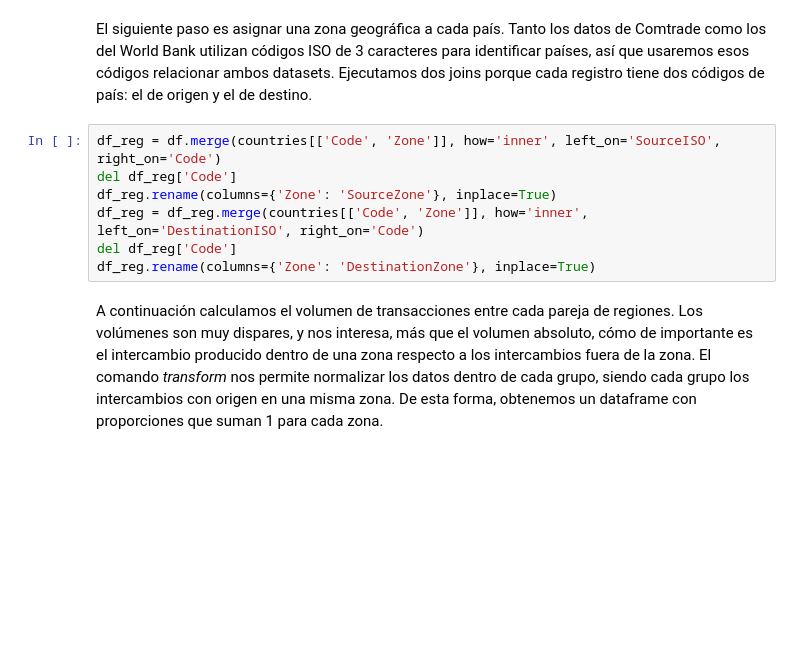
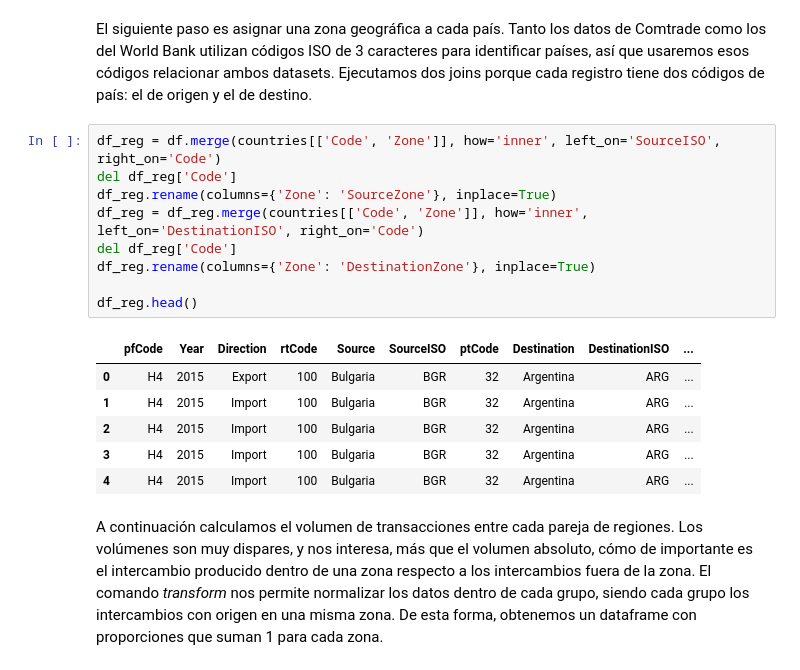
Before and after one commit to srayuso/dsuah-comtrade, a Jupyter notebook: Python-PEC1.ipynb, the cells around one changed output. Drawn from its saved outputs; the diff is of its cells as text; blank space fills up the shorter version.

```diff
--- a/Python-PEC1.ipynb
+++ b/Python-PEC1.ipynb
@@ -508,10 +586,19 @@ El siguiente paso es asignar una zona geográfica a cada país. Tanto los datos
 # %%
 df_reg = df.merge(countries[['Code', 'Zone']], how='inner', left_on='SourceISO', right_on='Code')
 del df_reg['Code']
 df_reg.rename(columns={'Zone': 'SourceZone'}, inplace=True)
 df_reg = df_reg.merge(countries[['Code', 'Zone']], how='inner', left_on='DestinationISO', right_on='Code')
 del df_reg['Code']
 df_reg.rename(columns={'Zone': 'DestinationZone'}, inplace=True)
+
+df_reg.head()
+# %% [output]
+|  | pfCode | Year | Direction | rtCode | Source | SourceISO | ptCode | Destination | DestinationISO | ... |
+| 0 | H4 | 2015 | Export | 100 | Bulgaria | BGR | 32 | Argentina | ARG | ... |
+| 1 | H4 | 2015 | Import | 100 | Bulgaria | BGR | 32 | Argentina | ARG | ... |
+| 2 | H4 | 2015 | Import | 100 | Bulgaria | BGR | 32 | Argentina | ARG | ... |
+| 3 | H4 | 2015 | Import | 100 | Bulgaria | BGR | 32 | Argentina | ARG | ... |
+| 4 | H4 | 2015 | Import | 100 | Bulgaria | BGR | 32 | Argentina | ARG | ... |
 # %% [markdown]
 A continuación calculamos el volumen de transacciones entre cada pareja de regiones. Los volúmenes son muy dispares, y nos interesa, más que el volumen absoluto, cómo de importante es el intercambio producido dentro de una zona respecto a los intercambios fuera de la zona. El comando *transform* nos permite normalizar los datos dentro de cada grupo, siendo cada grupo los intercambios con origen en una misma zona. De esta forma, obtenemos un dataframe con proporciones que suman 1 para cada zona.
 # %%
```
Also changed, not shown: parts of 22 cells of this notebook, 2 other files.
